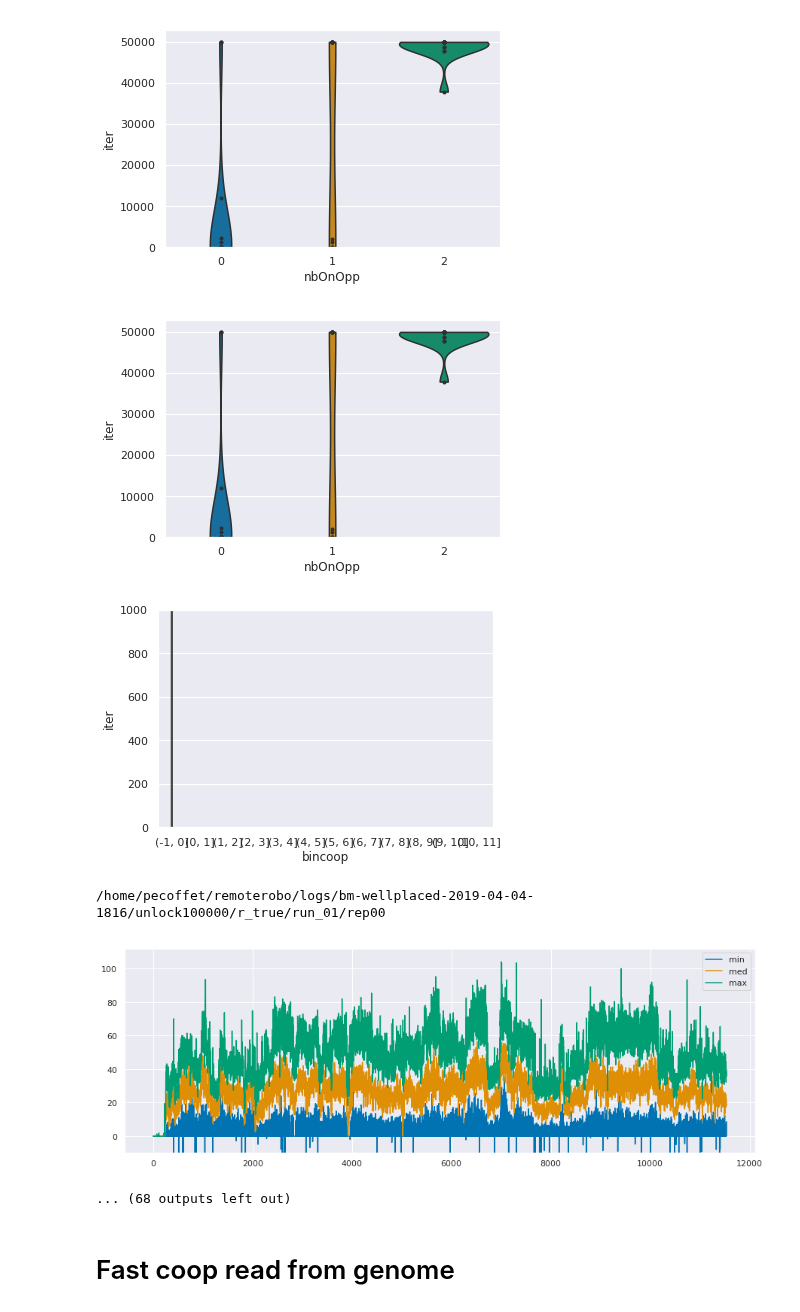
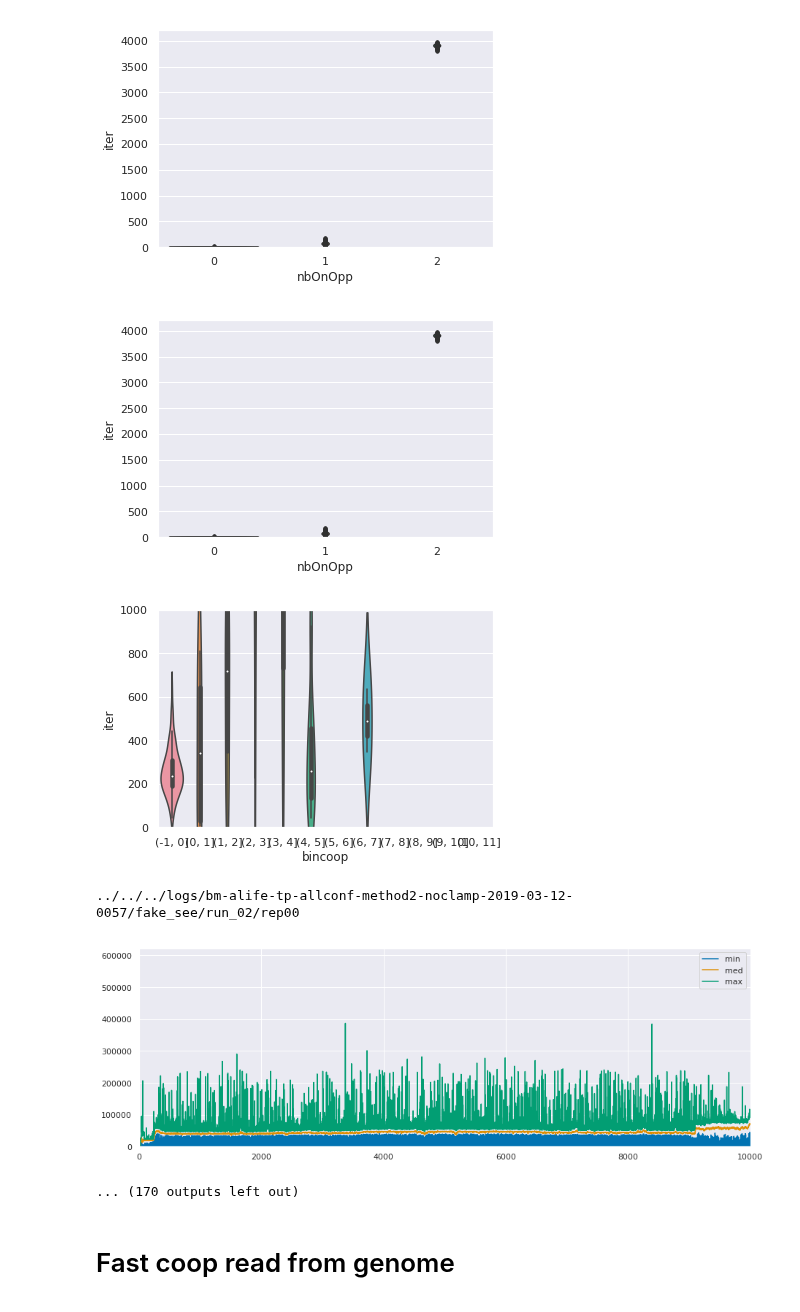
Before and after one commit to PaulEcoffet/roborobo3, a Jupyter notebook: roborobo3/notebooks/bigmodel ESS stat.ipynb, the cells around one changed output. Drawn from its saved outputs; the diff is of its cells as text; code cells hidden in the pictures.

```diff
--- a/roborobo3/notebooks/bigmodel ESS stat.ipynb
+++ b/roborobo3/notebooks/bigmodel ESS stat.ipynb
@@ -29,7 +29,7 @@ def read_csvx(path, *args, **kwargs):
 # %%
 #gens = [1499, 1999, 2499, 2999]
 gens = [0]
-conds = sorted(list(glob("/home/pecoffet/remoterobo/logs/bm-wellplaced-2019-04-04-1816/**/rep00", recursive=True)))
+conds = sorted(list(glob("../../../logs/bm-alife-tp-allconf-method2-noclamp-2019-*/fake_see/**/rep00", recursive=True)))
 #conds = ['/data/logs/trash/oldschoolbm_rarereward/rep00/', '/data/logs/trash/oldschoolbm_rarereward2/rep00']
 
 #conds = ['/data/logs/trash/oldschool_rewardwhendisappear/rep00/', '/data/logs/trash/oldschool_rewardwhendisappear2/rep00']
@@ -156,9 +156,9 @@ gen: 16749
-[figure, old version]
+[figure, new version]
-[figure, old version]
+[figure, new version]
-[figure, old version]
+[figure, new version]
-/home/pecoffet/remoterobo/logs/bm-wellplaced-2019-04-04-1816/unlock100000/r_true/run_01/rep00
+../../../logs/bm-alife-tp-allconf-method2-noclamp-2019-03-12-0057/fake_see/run_02/rep00
-[figure, old version]
+[figure, new version]
-... (68 outputs left out)
+... (170 outputs left out)
 # %% [markdown]
 # Fast coop read from genome
 # %%
```
Also changed, not shown: parts of 1 cell of this notebook, 4 other files.
